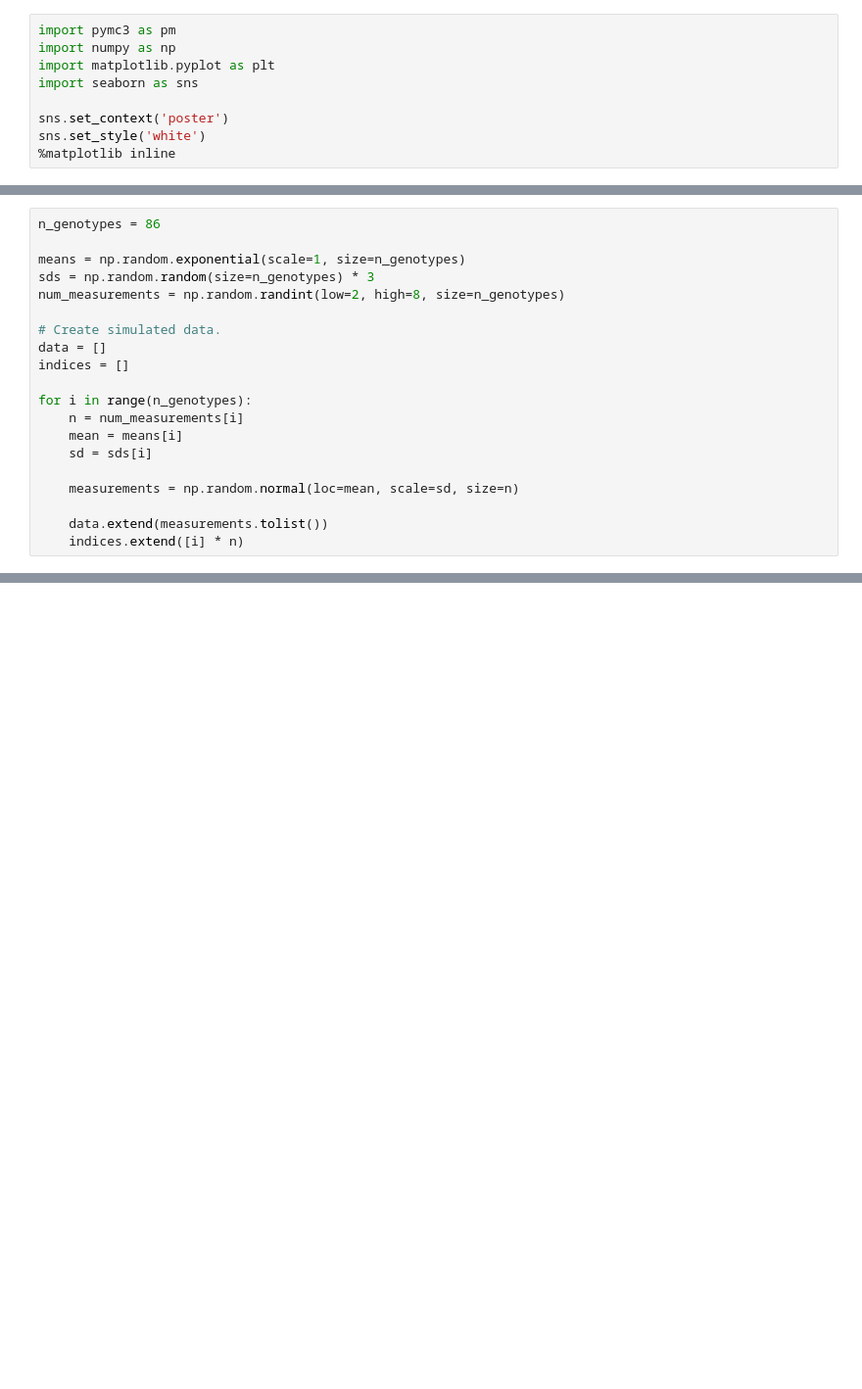
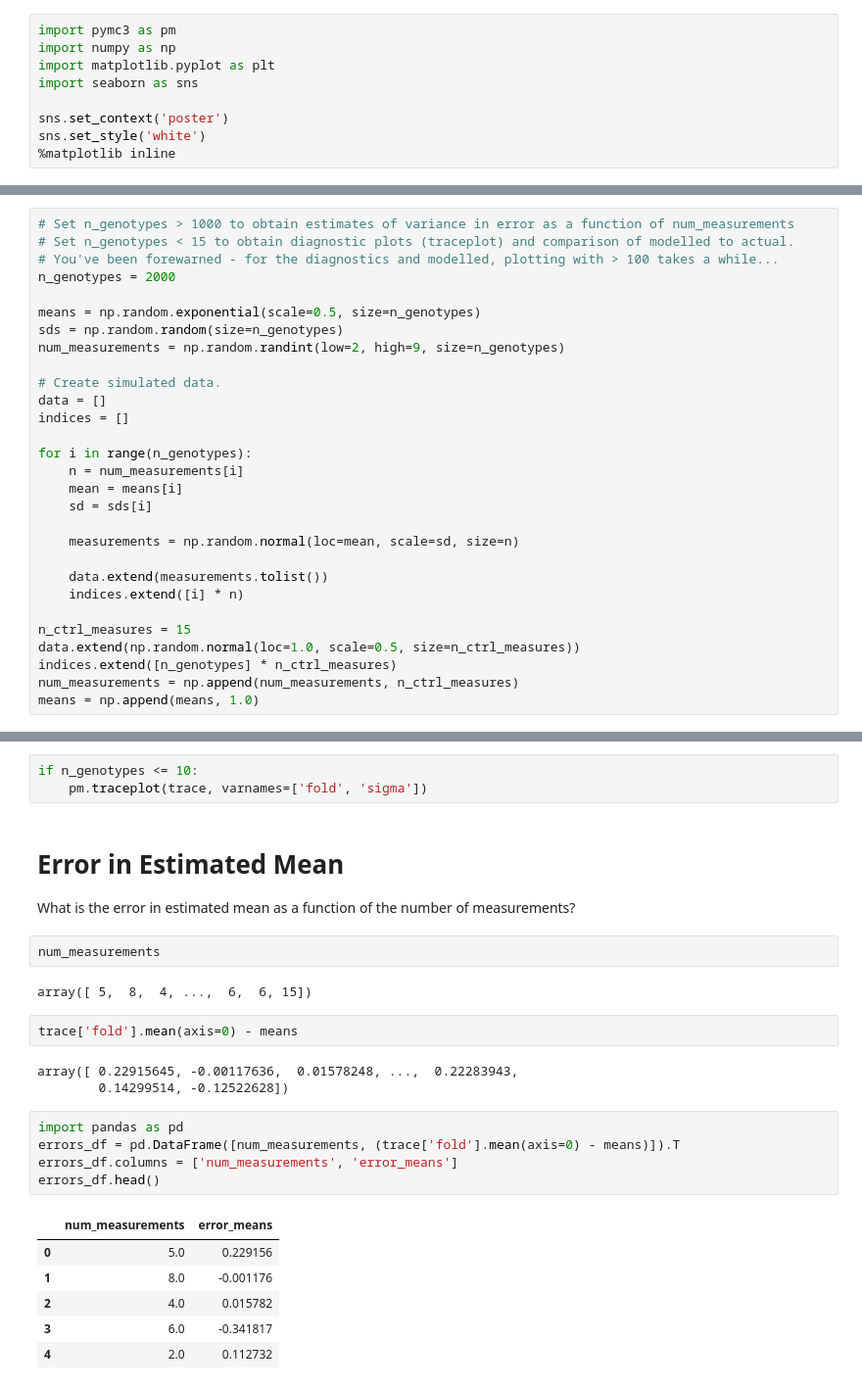
Before and after one commit to ericmjl/bayesian-measurement-paper, a Jupyter notebook: notebooks/simple-96-well.ipynb, the cells around one changed output, grey strips where cells are left out. Shown at 98% size. Drawn from its saved outputs; the diff is of its cells as text; blank space fills up the shorter version.

```diff
--- a/notebooks/simple-96-well.ipynb
+++ b/notebooks/simple-96-well.ipynb
@@ -10,9 +14,12 @@ sns.set_style('white')
 # %%
-n_genotypes = 86
+# Set n_genotypes > 1000 to obtain estimates of variance in error as a function of num_measurements
+# Set n_genotypes < 15 to obtain diagnostic plots (traceplot) and comparison of modelled to actual.
+# You've been forewarned - for the diagnostics and modelled, plotting with > 100 takes a while...
+n_genotypes = 2000
 
-means = np.random.exponential(scale=1, size=n_genotypes)
-sds = np.random.random(size=n_genotypes) * 3
-num_measurements = np.random.randint(low=2, high=8, size=n_genotypes)
+means = np.random.exponential(scale=0.5, size=n_genotypes)
+sds = np.random.random(size=n_genotypes)
+num_measurements = np.random.randint(low=2, high=9, size=n_genotypes)
 
 # Create simulated data.
 data = []
@@ -27,3 +34,9 @@ for i in range(n_genotypes):
 
     data.extend(measurements.tolist())
     indices.extend([i] * n)
+
+n_ctrl_measures = 15
+data.extend(np.random.normal(loc=1.0, scale=0.5, size=n_ctrl_measures))
+indices.extend([n_genotypes] * n_ctrl_measures)
+num_measurements = np.append(num_measurements, n_ctrl_measures)
+means = np.append(means, 1.0)
@@ -121,0 +110,28 @@ plt.ylabel('error')
+# %%
+if n_genotypes <= 10:
+    pm.traceplot(trace, varnames=['fold', 'sigma'])
+# %% [markdown]
+# Error in Estimated Mean
+
+What is the error in estimated mean as a function of the number of measurements?
+# %%
+num_measurements
+# %% [output]
+array([ 5,  8,  4, ...,  6,  6, 15])
+# %%
+trace['fold'].mean(axis=0) - means
+# %% [output]
+array([ 0.22915645, -0.00117636,  0.01578248, ...,  0.22283943,
+        0.14299514, -0.12522628])
+# %%
+import pandas as pd
+errors_df = pd.DataFrame([num_measurements, (trace['fold'].mean(axis=0) - means)]).T
+errors_df.columns = ['num_measurements', 'error_means']
+errors_df.head()
+# %% [output]
+|  | num_measurements | error_means |
+| 0 | 5.0 | 0.229156 |
+| 1 | 8.0 | -0.001176 |
+| 2 | 4.0 | 0.015782 |
+| 3 | 6.0 | -0.341817 |
+| 4 | 2.0 | 0.112732 |
```
Also changed, not shown: parts of 19 cells of this notebook.
